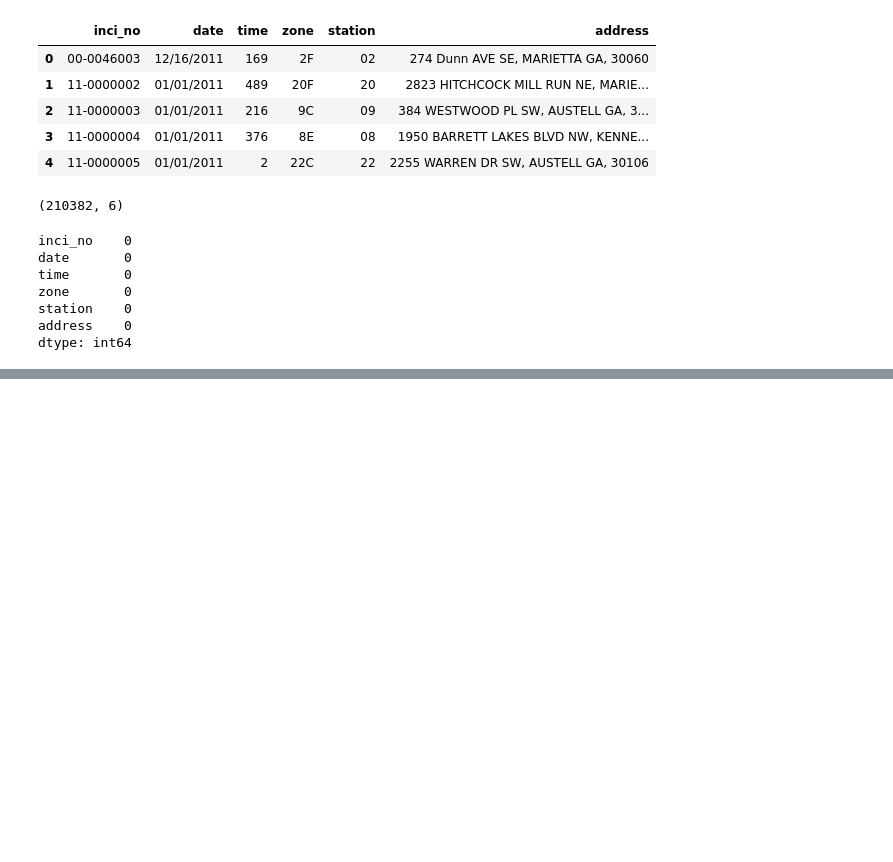
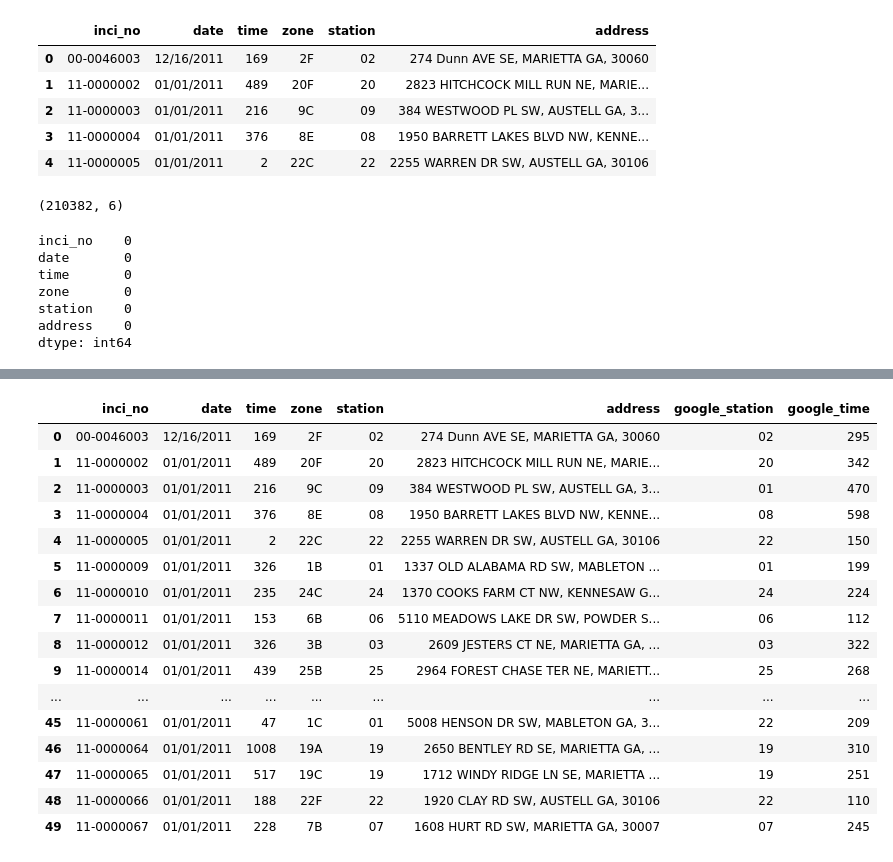
Before and after one commit to Lili-Updating/COBBFIRE, a Jupyter notebook: Google_MAP_Solution_Whole.ipynb, the cells around one changed output, grey strips where cells are left out. Drawn from its saved outputs; the diff is of its cells as text; code cells hidden in the pictures; blank space fills up the shorter version.

```diff
--- a/Google_MAP_Solution_Whole.ipynb
+++ b/Google_MAP_Solution_Whole.ipynb
@@ -82,8 +82,7 @@ dtype: int64
 # %%
-incidents_sample = incidents[:2]
+incidents_sample = incidents[:50]
 
-
-stations = []
+google_stations = []
 google_time = []
 
 
@@ -92,7 +91,7 @@ now = datetime.now()
 for destination in destinations:
     print "Calculating for the incident address: %s" % destination
     directions_result = gmaps.distance_matrix(origins, [destination], mode="driving",
-                                          departure_time=now, traffic_model="best_guess")
+                                              departure_time=now, traffic_model="best_guess")
     times = []
     for row in directions_result["rows"]:
         times.append(row["elements"][0]["duration"]["value"] )
@@ -101,7 +100,7 @@ for destination in destinations:
     for index, time in enumerate(times):
         if time == min_time:
             station_number = fire_facilities["STATION NUMBER"][index]
-            stations.append(station_number)
+            google_stations.append(station_number)
     print "The station %s can arrive at the scene with the shortest time %s seconds" % (station_number, min_time)
     print
 # %% [output]
@@ -109,0 +124,26 @@ KeyboardInterrupt:
+# %%
+import warnings
+warnings.filterwarnings('ignore')
+
+incidents_sample["google_station"] = google_stations
+incidents_sample["google_time"] = google_time
+# %%
+incidents_sample
+# %% [output]
+|  | inci_no | date | time | zone | station | address | google_station | google_time |
+| 0 | 00-0046003 | 12/16/2011 | 169 | 2F | 02 | 274 Dunn AVE SE, MARIETTA GA, 30060 | 02 | 295 |
+| 1 | 11-0000002 | 01/01/2011 | 489 | 20F | 20 | 2823 HITCHCOCK MILL RUN NE, MARIE... | 20 | 342 |
+| 2 | 11-0000003 | 01/01/2011 | 216 | 9C | 09 | 384 WESTWOOD PL SW, AUSTELL GA, 3... | 01 | 470 |
+| 3 | 11-0000004 | 01/01/2011 | 376 | 8E | 08 | 1950 BARRETT LAKES BLVD NW, KENNE... | 08 | 598 |
+| 4 | 11-0000005 | 01/01/2011 | 2 | 22C | 22 | 2255 WARREN DR SW, AUSTELL GA, 30106 | 22 | 150 |
+| 5 | 11-0000009 | 01/01/2011 | 326 | 1B | 01 | 1337 OLD ALABAMA RD SW, MABLETON ... | 01 | 199 |
+| 6 | 11-0000010 | 01/01/2011 | 235 | 24C | 24 | 1370 COOKS FARM CT NW, KENNESAW G... | 24 | 224 |
+| 7 | 11-0000011 | 01/01/2011 | 153 | 6B | 06 | 5110 MEADOWS LAKE DR SW, POWDER S... | 06 | 112 |
+| 8 | 11-0000012 | 01/01/2011 | 326 | 3B | 03 | 2609 JESTERS CT NE, MARIETTA GA, ... | 03 | 322 |
+| 9 | 11-0000014 | 01/01/2011 | 439 | 25B | 25 | 2964 FOREST CHASE TER NE, MARIETT... | 25 | 268 |
+| ... | ... | ... | ... | ... | ... | ... | ... | ... |
+| 45 | 11-0000061 | 01/01/2011 | 47 | 1C | 01 | 5008 HENSON DR SW, MABLETON GA, 3... | 22 | 209 |
+| 46 | 11-0000064 | 01/01/2011 | 1008 | 19A | 19 | 2650 BENTLEY RD SE, MARIETTA GA, ... | 19 | 310 |
+| 47 | 11-0000065 | 01/01/2011 | 517 | 19C | 19 | 1712 WINDY RIDGE LN SE, MARIETTA ... | 19 | 251 |
+| 48 | 11-0000066 | 01/01/2011 | 188 | 22F | 22 | 1920 CLAY RD SW, AUSTELL GA, 30106 | 22 | 110 |
+| 49 | 11-0000067 | 01/01/2011 | 228 | 7B | 07 | 1608 HURT RD SW, MARIETTA GA, 30007 | 07 | 245 |
```
Also changed, not shown: parts of 2 cells of this notebook.
